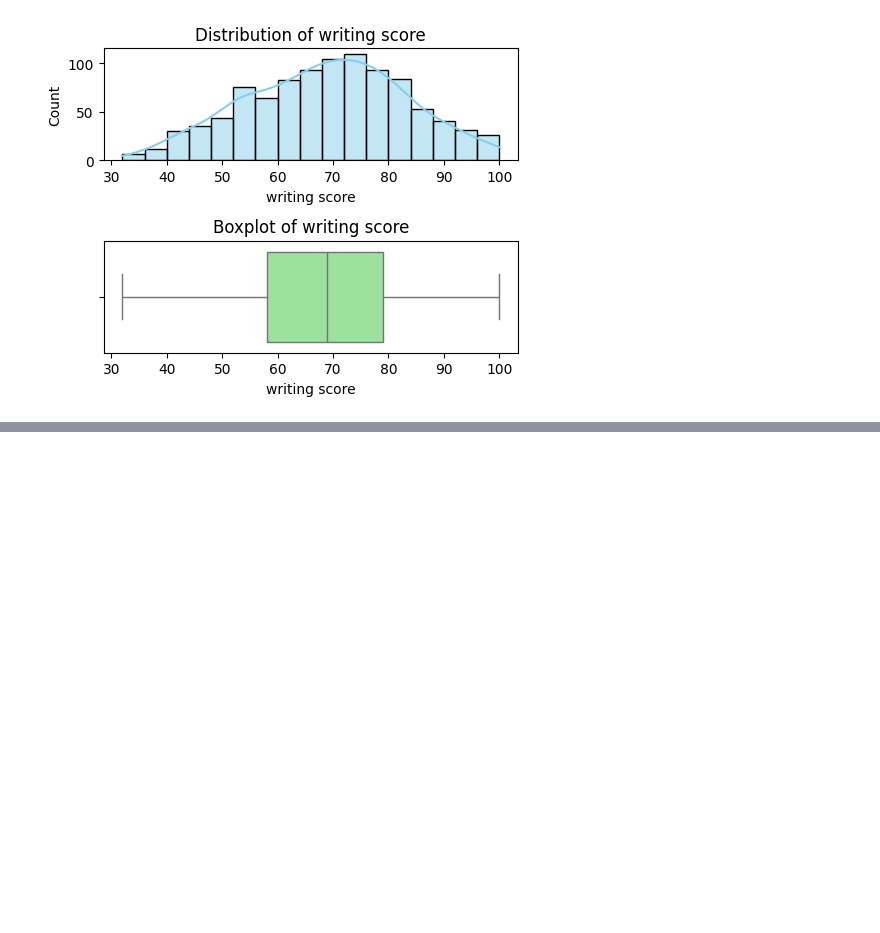
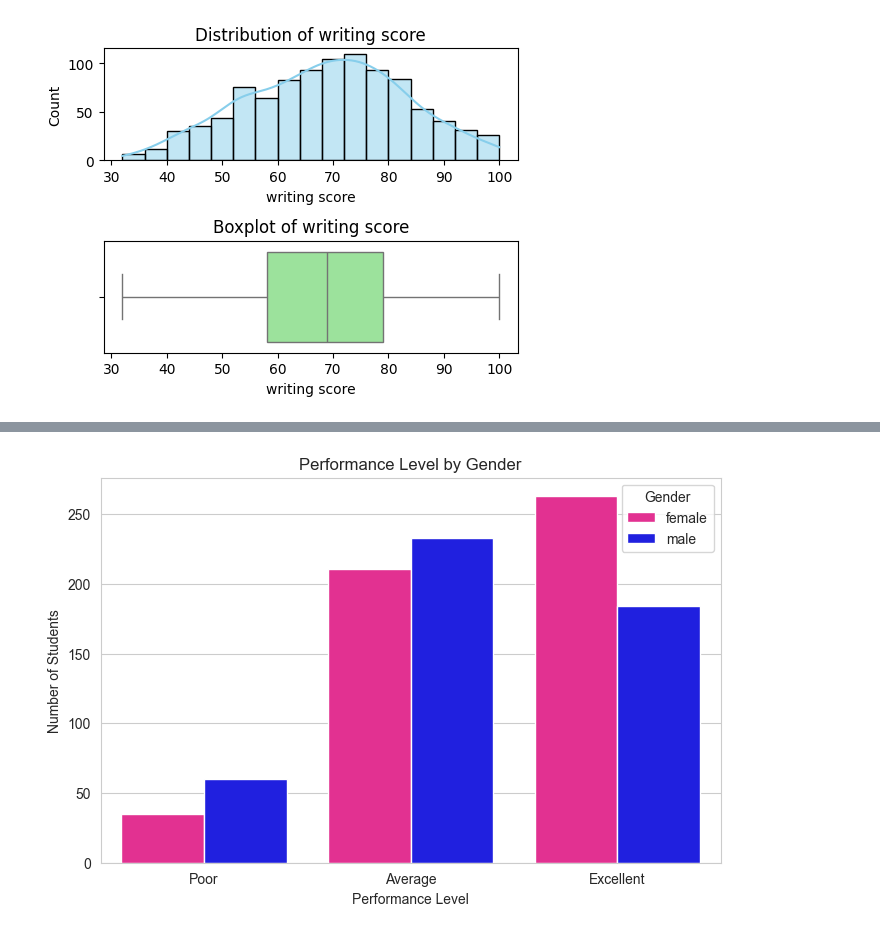
Before and after one commit to kareemtaha3/students_performance_analysis, a Jupyter notebook: notebooks/SPA_V2.ipynb, the cells around one changed output, grey strips where cells are left out. Cells and saved outputs as stored; diff of their text form; code cells hidden in the pictures; blank space fills up the shorter version.

```diff
--- a/notebooks/SPA_V2.ipynb
+++ b/notebooks/SPA_V2.ipynb
@@ -197,0 +318,13 @@ df.to_csv("../Data/processed/StudentsPerformance_Cleaned_V2.csv")
+# %%
+plt.figure(figsize=(8,5))
+
+sns.countplot(data=df, x="Performance_Level", hue="gender",
+              palette={"female":"deeppink", "male":"blue"})
+
+plt.title("Performance Level by Gender")
+plt.xlabel("Performance Level")
+plt.ylabel("Number of Students")
+plt.legend(title="Gender")
+plt.show()
+# %% [output]
+[figure, added]
```
Also changed, not shown: parts of 47 cells of this notebook.
